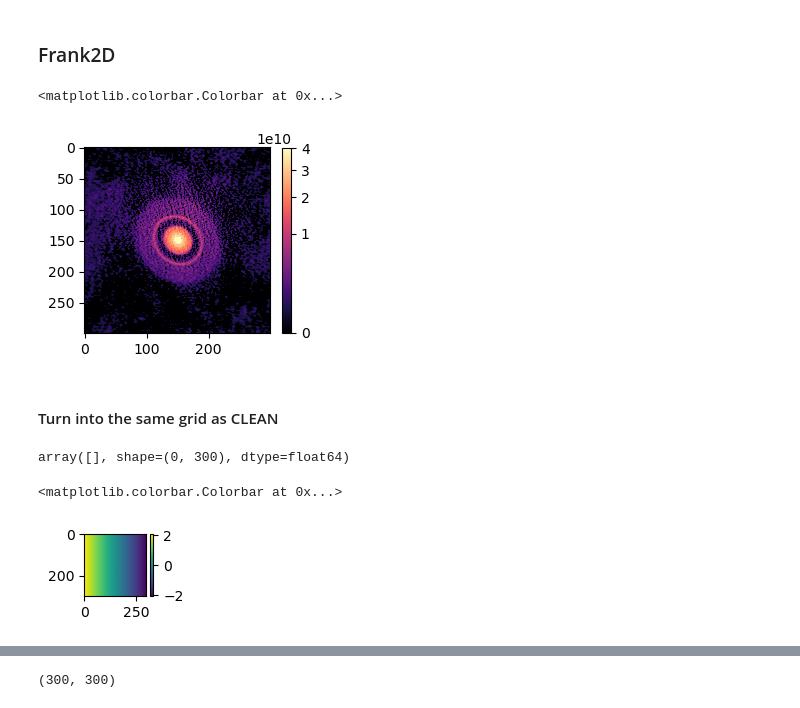
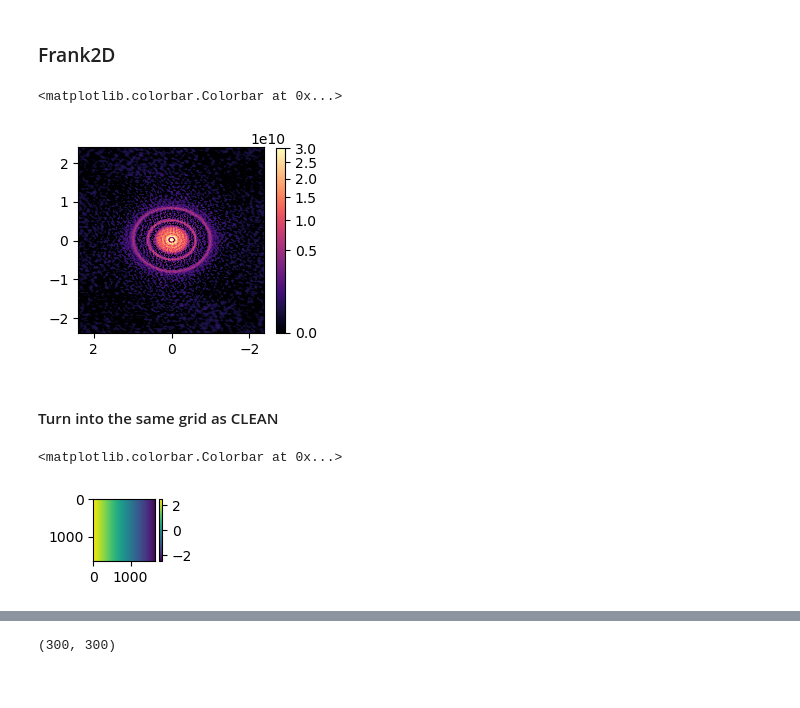
Before and after one commit to mariajmellado/frank2d, a Jupyter notebook: Notebooks/46_Testing_Frank2D_Oficial.ipynb, the cells around one changed output, grey strips where cells are left out. Saved outputs shown, nothing was run; the diff lists cells and outputs as text; code cells hidden in the pictures.

```diff
--- a/Notebooks/46_Testing_Frank2D_Oficial.ipynb
+++ b/Notebooks/46_Testing_Frank2D_Oficial.ipynb
@@ -29,7 +29,7 @@ HD163296 = {'inc':46.7, 'pa':133.33, 'dra':-2.8e-3, 'ddec':7.7e-3, 'rout':1.7*2,
 Elias24 = {'inc': 29, 'pa': 45.7, 'dra':110.8e-3, 'ddec':-386.8e-3, 'rout': 1.03*2, 'disk_name': 'Elias24'}
 HD143006 = {'inc': 18.6, 'pa': 169, 'dra':-5.9e-3, 'ddec':21.7e-3, 'rout': 0.518*3, 'disk_name': 'HD143006'}
 # %%
-data = Elias24
+data = AS209
 
 dir = "/Users/mariajmelladot/Desktop/Frank2D/data/uvtables/"
 disk_name = data['disk_name']
@@ -63,8 +63,8 @@ Setting gridded data...
 # %%
 start_time = time.time()
 
-kernel_params =  {'m': -2, 'c': 1e8, 'l': 7e4}
-frank2d.fit(kernel_params = kernel_params, rtol = 1e-8 )
+kernel_params =  {'m': -2, 'c': 1e8, 'l': 1e5}
+frank2d.fit(kernel_params = kernel_params, rtol = 1e-6 )
 
 end_time = time.time()
 print(f"F2D model in {(end_time - start_time)/60:.2f} minutes.")
@@ -209,7 +208,7 @@ y0, y1 = ys.min(), ys.max() + 1
 x0, x1 = xs.min(), xs.max() + 1
 
 # --- coherent crops (data and coordinate grids) ---
-data_c = data_shifted[y0:y1, x0:x1]
-X_as_c = X_as[y0:y1, x0:x1]
-Y_as_c = Y_as[y0:y1, x0:x1]
+data_clean = data_shifted[y0:y1, x0:x1]
+X_clean = X_as[y0:y1, x0:x1] # arcsecs
+Y_clean = Y_as[y0:y1, x0:x1]
 # %%
@@ -253,28 +257,22 @@ vis = geom.apply_phase_shift(-u_, -v_, vis_)
 I_shifted = frank2d.transform(vis).real
 # %%
 plt.figure(figsize=(3,3))
-norm = colors.PowerNorm(gamma=0.45, vmin=0, vmax=4e10)
-plt.imshow(I_shifted, cmap='magma',norm=norm)
+norm = colors.PowerNorm(gamma=0.45, vmin=0, vmax=3e10)
+plt.imshow(I_shifted, cmap='magma',norm=norm, extent = extent_convention)
 plt.colorbar(shrink = 0.8)
 # %% [output]
 <matplotlib.colorbar.Colorbar at 0x...>
-[figure, old version]
+[figure, new version]
 # %%
 X_frank2d = -frank2d.x_grid*rad_to_arcsec
 Y_frank2d = -frank2d.y_grid*rad_to_arcsec
 M_frank2d = I_shifted
 # %% [markdown]
 #### Turn into the same grid as CLEAN
-# %%
-index = np.where((u == 0) & (v == 0))
-V_00 = vis[index].real
-V_00
-# %% [output]
-array([], shape=(0, 300), dtype=float64)
 # %%
-X = X_as_c
-Y = Y_as_c
-M = data_c
+X = X_clean
+Y = Y_clean
+M = data_clean
 
 x_ = X[0, :]
 y_ = Y[:, 0]
@@ -284,11 +282,11 @@ Ys = Y_frank2d
 Ms = M_frank2d
 # %%
 plt.figure(figsize=(1,1))
-plt.imshow(X_mod)
+plt.imshow(X)
 plt.colorbar(shrink = 0.8)
 # %% [output]
 <matplotlib.colorbar.Colorbar at 0x...>
-[figure, old version]
+[figure, new version]
 # %%
 import astropy.units as u
 from astropy.convolution import convolve_fft, Gaussian2DKernel
```
Also changed, not shown: parts of 24 cells of this notebook, 10 other files.
